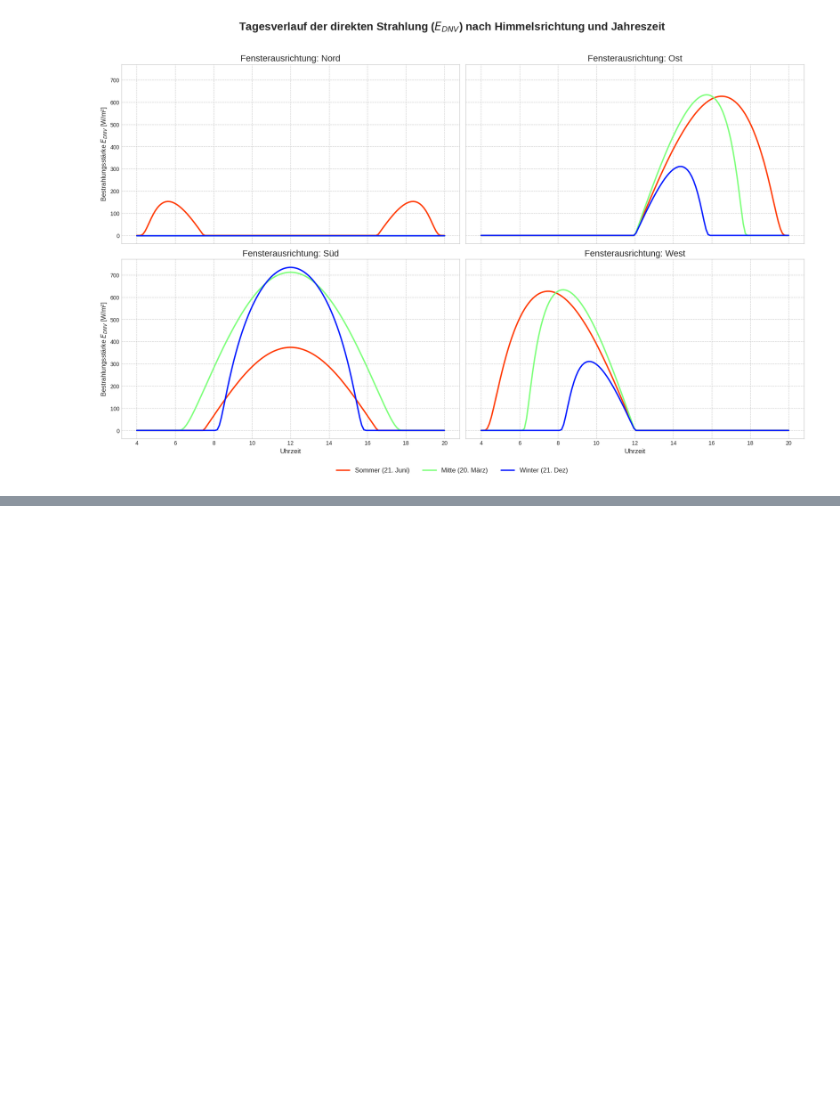
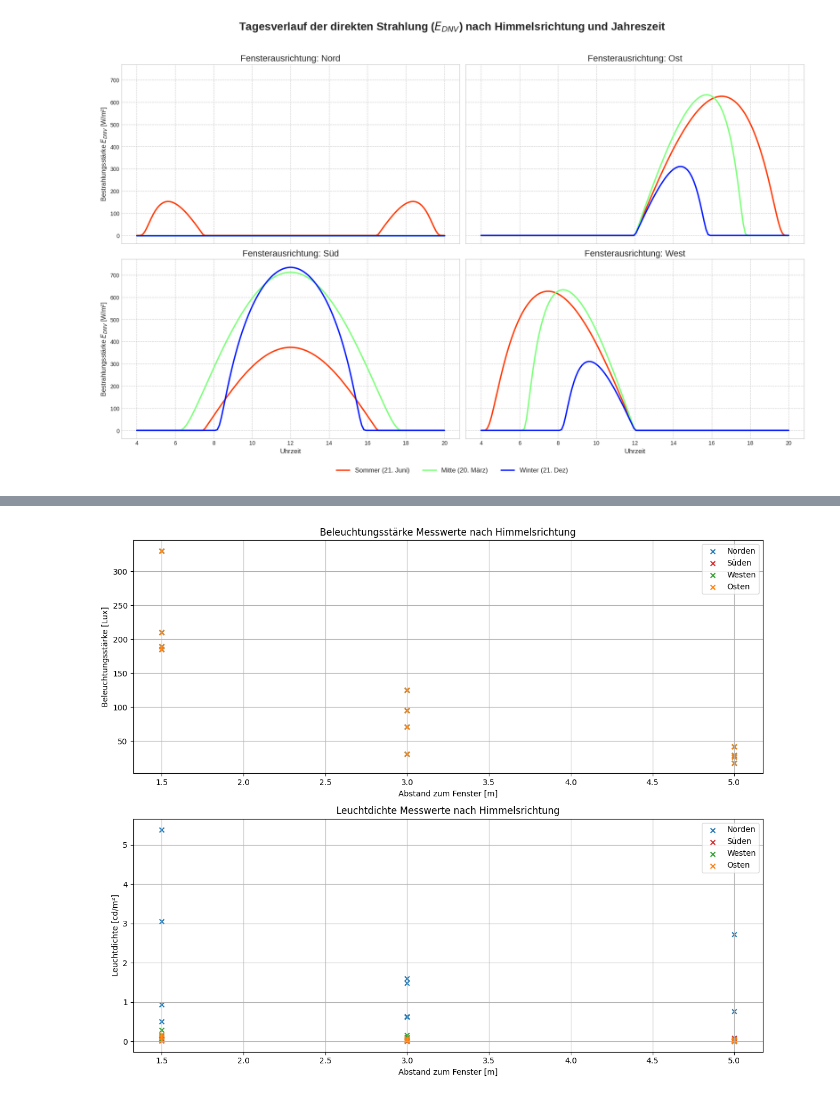
Before and after one commit to Nicola386/Code-Git, a Jupyter notebook: Validierung.ipynb, the cells around one changed output, grey strips where cells are left out. Saved outputs shown, nothing was run; the diff lists cells and outputs as text; code cells hidden in the pictures; blank space fills up the shorter version.

```diff
--- a/Validierung.ipynb
+++ b/Validierung.ipynb
@@ -1215,0 +984,76 @@ plt.show()
+# %%
+import pandas as pd
+import matplotlib.pyplot as plt
+
+# -----------------------------
+# Messwerte aus der Tabelle
+# -----------------------------
+data = {
+    "Abstand": [2,2,2,2,3,3,3,3,4,4,4,4,
+                2,2,2,2,3,3,3,3,4,4,4,4,
+                2,2,2,2,3,3,3,3,4,4,4,4,
+                2,2,2,2,3,3,3,3,4,4,4,4],
+    "Beleuchtungsstärke_Lux": [185,185,185,185,31,31,31,31,18,18,18,18,
+                               210,210,210,210,71,71,71,71,29,29,29,29,
+                               330,330,330,330,125,125,125,125,42,42,42,42,
+                               189,189,189,189,95,95,95,95,27,27,27,27],
+    "Leuchtdichte_cd/m2": [0.934,0.019,0.038,0.031,0.635,0.007,0.035,0.022,0.021,0.009,0.005,0.011,
+                           0.511,0.053,0.061,0.1,0.621,0.041,0.024,0.062,0.098,0.005,0.016,0.021,
+                           5.39,0.065,0.297,0.115,1.492,0.039,0.085,0.073,0.768,0.026,0.03,0.027,
+                           3.06,0.08,0.142,0.183,1.602,0.101,0.162,0.053,2.72,0.071,0.046,0.063],
+    "Messpunkt": list(range(1,49))
+}
+
+df = pd.DataFrame(data)
+
+# -----------------------------
+# Abstände anpassen (2→1.5m, 3→3m, 4→5m)
+# -----------------------------
+distance_map = {2: 1.5, 3: 3, 4: 5}
+df["Abstand_m"] = df["Abstand"].map(distance_map)
+
+# -----------------------------
+# Orientierung / Himmelsrichtung zuordnen
+# -----------------------------
+# Messpunkte sind in 4er-Gruppen (0°, 180°, -90°, 90°)
+orientations = [0, 180, -90, 90] * (len(df) // 4)
+df["Orientierung"] = orientations
+
+direction_map = {0: "Norden", 180: "Süden", -90: "Westen", 90: "Osten"}
+df["Himmelsrichtung"] = df["Orientierung"].map(direction_map)
+
+# -----------------------------
+# Plot erstellen
+# -----------------------------
+colors = {"Norden": "tab:blue", "Süden": "tab:red", "Westen": "tab:green", "Osten": "tab:orange"}
+
+plt.figure(figsize=(12,10))
+
+# Beleuchtungsstärke
+plt.subplot(2,1,1)
+for direction, color in colors.items():
+    subset = df[df["Himmelsrichtung"] == direction]
+    plt.scatter(subset["Abstand_m"], subset["Beleuchtungsstärke_Lux"],
+                c=color, marker="x", label=direction)
+plt.xlabel("Abstand zum Fenster [m]")
+plt.ylabel("Beleuchtungsstärke [Lux]")
+plt.title("Beleuchtungsstärke Messwerte nach Himmelsrichtung")
+plt.grid(True)
+plt.legend()
+
+# Leuchtdichte
+plt.subplot(2,1,2)
+for direction, color in colors.items():
+    subset = df[df["Himmelsrichtung"] == direction]
+    plt.scatter(subset["Abstand_m"], subset["Leuchtdichte_cd/m2"],
+                c=color, marker="x", label=direction)
+plt.xlabel("Abstand zum Fenster [m]")
+plt.ylabel("Leuchtdichte [cd/m²]")
+plt.title("Leuchtdichte Messwerte nach Himmelsrichtung")
+plt.grid(True)
+plt.legend()
+
+plt.tight_layout()
+plt.show()
+# %% [output]
+[figure, added]
```
Also changed, not shown: parts of 9 cells of this notebook, 3 other files.
